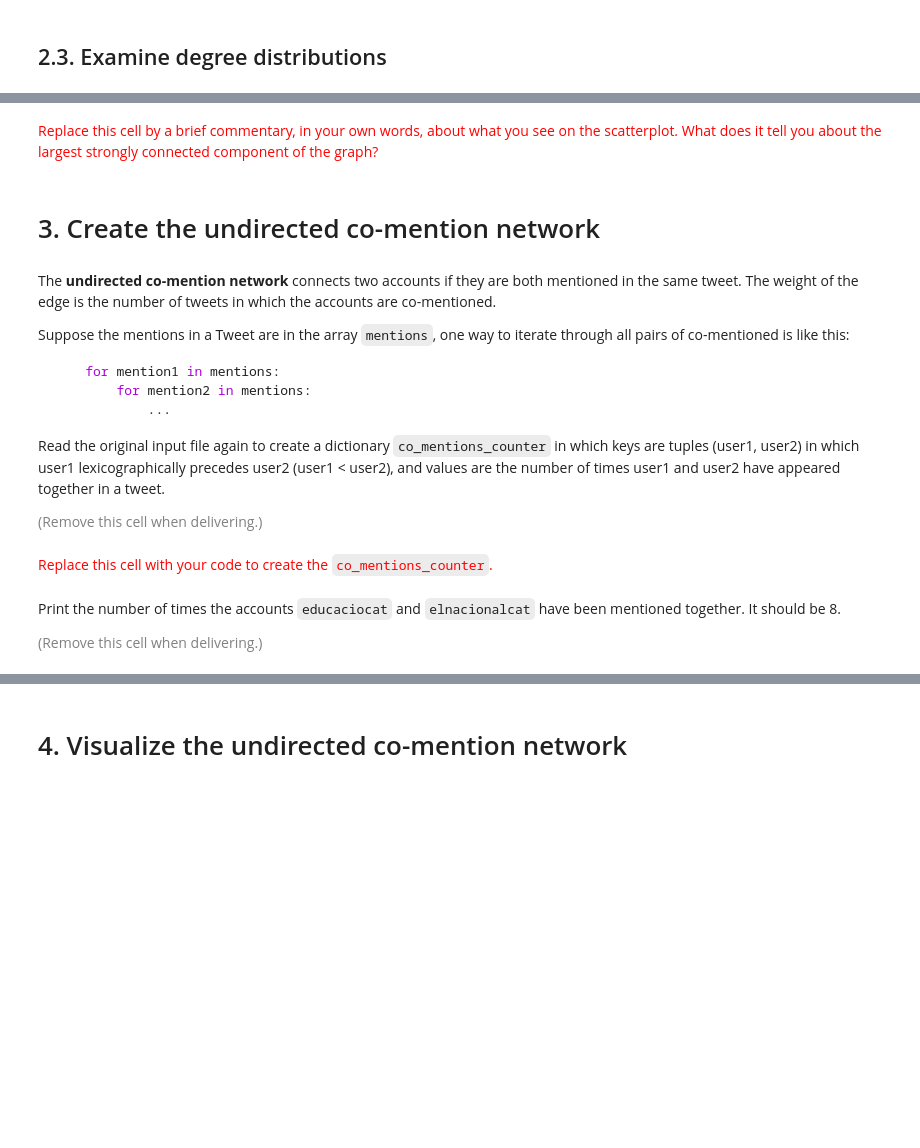
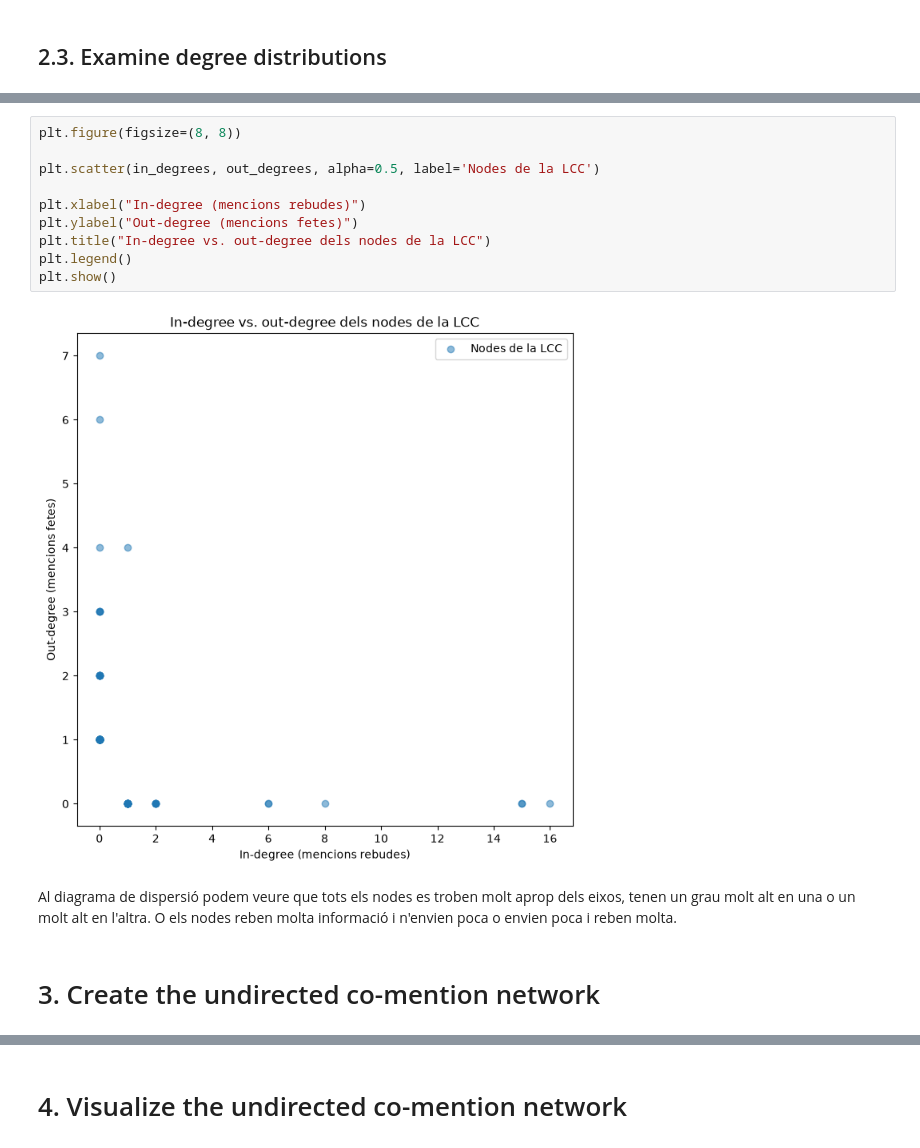
Before and after one commit to chatox/networks-science-course, a Jupyter notebook: practicum/ps02-networks-from-text-2026.ipynb, the cells around one changed output, grey strips where cells are left out. Saved outputs shown, nothing was run; the diff lists cells and outputs as text; blank space fills up the shorter version.

````diff
--- a/practicum/ps02-networks-from-text-2026.ipynb
+++ b/practicum/ps02-networks-from-text-2026.ipynb
@@ -466,24 +318,16 @@ Analyze the in- and out-degree distributions of nodes in the **largest connected
+# %%
+plt.figure(figsize=(8, 8))
+
+plt.scatter(in_degrees, out_degrees, alpha=0.5, label='Nodes de la LCC')
+
+plt.xlabel("In-degree (mencions rebudes)")
+plt.ylabel("Out-degree (mencions fetes)")
+plt.title("In-degree vs. out-degree dels nodes de la LCC")
+plt.legend()
+plt.show()
+# %% [output]
+[figure, added]
 # %% [markdown]
-<font size="+1" color="red">Replace this cell by a brief commentary, in your own words, about what you see on the scatterplot. What does it tell you about the largest strongly connected component of the graph?</font>
+Al diagrama de dispersió podem veure que tots els nodes es troben molt aprop dels eixos, tenen un grau molt alt en una o un molt alt en l'altra. O els nodes reben molta informació i n'envien poca o envien poca i reben molta.
 # %% [markdown]
 # 3. Create the undirected co-mention network
-# %% [markdown]
-The **undirected co-mention network** connects two accounts if they are both mentioned in the same tweet. The weight of the edge is the number of tweets in which the accounts are co-mentioned.
-
-Suppose the mentions in a Tweet are in the array ``mentions``, one way to iterate through all pairs of co-mentioned is like this:
-
-```python
-    for mention1 in mentions:
-        for mention2 in mentions:
-            ...
-```
-
-Read the original input file again to create a dictionary `co_mentions_counter` in which keys are tuples (user1, user2) in which user1 lexicographically precedes user2 (user1 < user2), and values are the number of times user1 and user2 have appeared together in a tweet.
-
-<font size="-1" color="gray">(Remove this cell when delivering.)</font>
-# %% [markdown]
-<font size="+1" color="red">Replace this cell with your code to create the `co_mentions_counter`.</font>
-# %% [markdown]
-Print the number of times the accounts `educaciocat` and `elnacionalcat` have been mentioned together. It should be 8.
-
-<font size="-1" color="gray">(Remove this cell when delivering.)</font>
````
Also changed, not shown: parts of 44 cells of this notebook, 3 other files.
